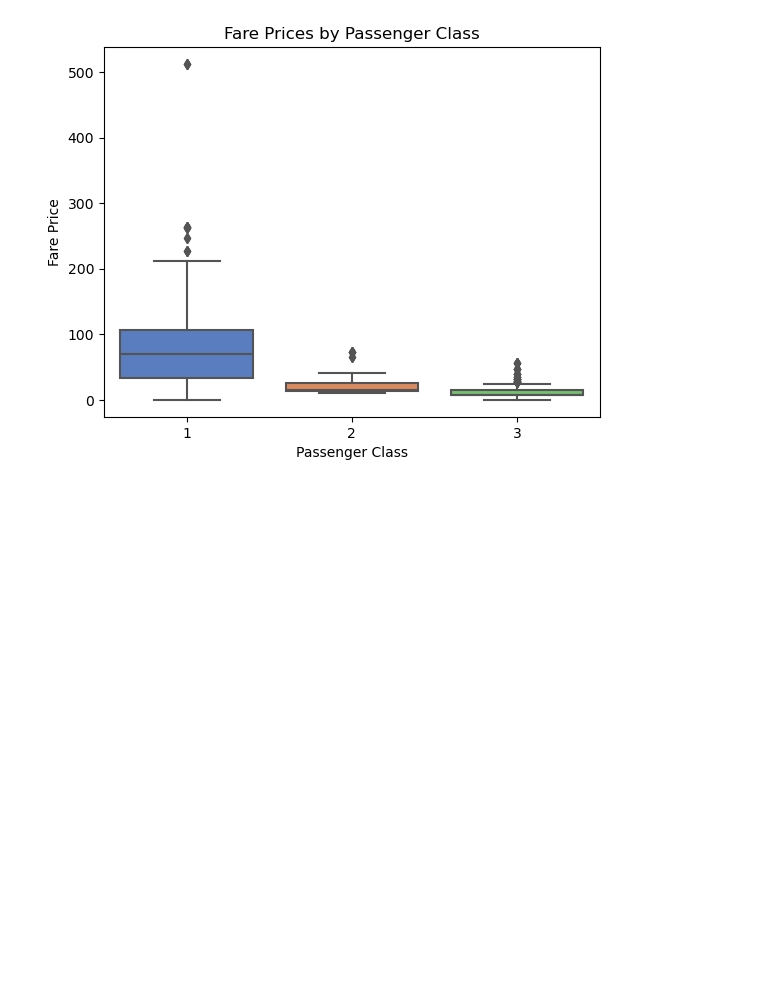
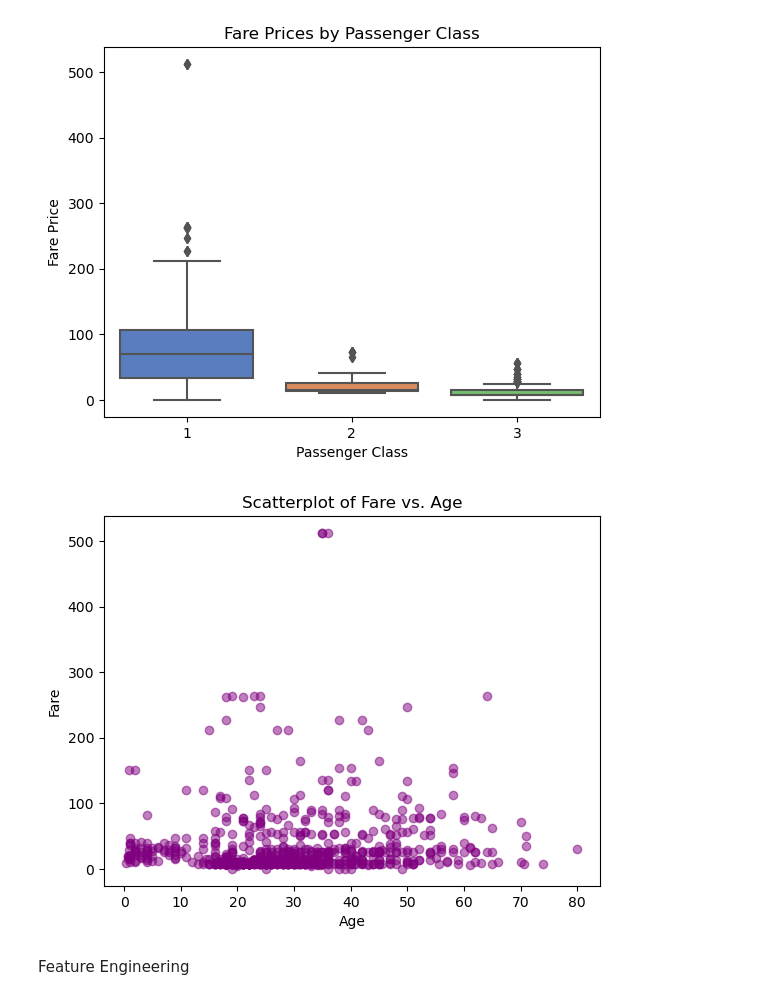
Before and after one commit to jodahe1/Titanic---Machine-Learning-from-Disaster, a Jupyter notebook: titanic/Scripts/Titanic.ipynb, the cells around one changed output. Cells and saved outputs as stored; diff of their text form; code cells hidden in the pictures; blank space fills up the shorter version.

Commit message:
Feature Engineering with some plots

```diff
--- a/titanic/Scripts/Titanic.ipynb
+++ b/titanic/Scripts/Titanic.ipynb
@@ -54,3 +54,13 @@ plt.title('Fare Prices by Passenger Class')
 plt.show()
 # %% [output]
 [figure]
+# %%
+plt.scatter(df['Age'], df['Fare'], color='purple', alpha=0.5)
+plt.xlabel('Age')
+plt.ylabel('Fare')
+plt.title('Scatterplot of Fare vs. Age')
+plt.show()
+# %% [output]
+[figure, added]
+# %% [markdown]
+Feature Engineering
```
Also changed, not shown: parts of 12 cells of this notebook.
